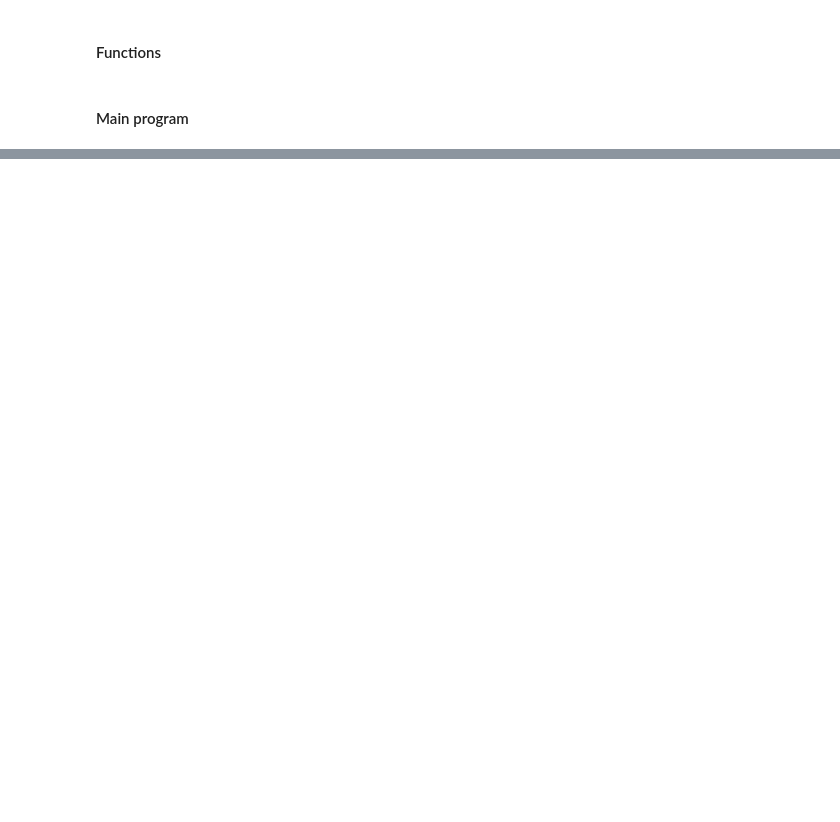
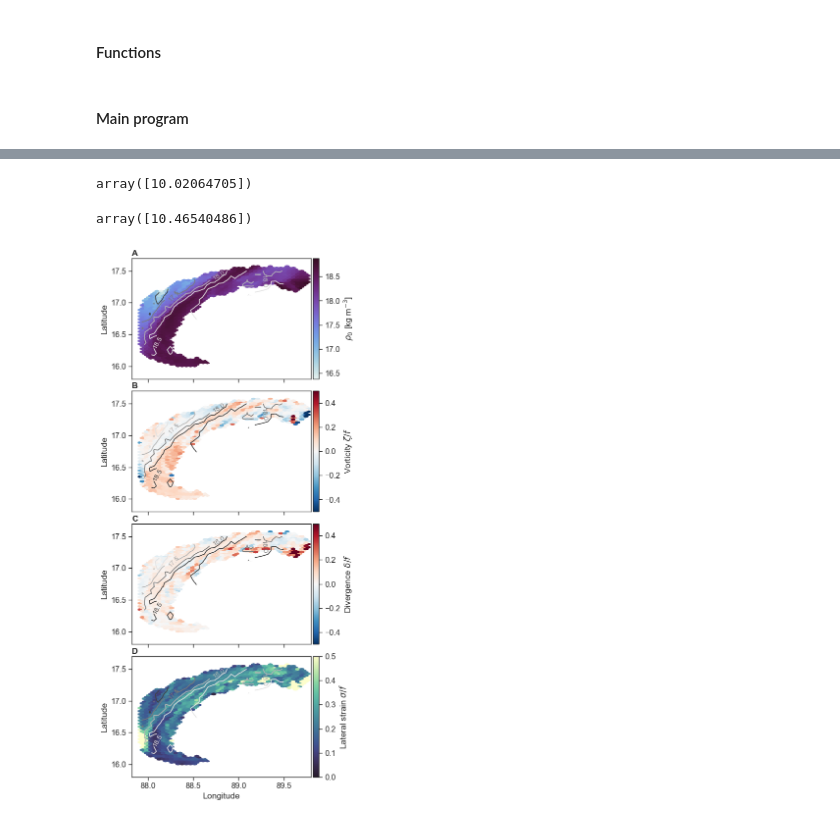
Before and after one commit to sessink/velocity_gradients, a Jupyter notebook: notebooks/maps_histograms.ipynb, the cells around one changed output, grey strips where cells are left out. Saved outputs shown, nothing was run; the diff lists cells and outputs as text; code cells hidden in the pictures; blank space fills up the shorter version.

```diff
--- a/notebooks/maps_histograms.ipynb
+++ b/notebooks/maps_histograms.ipynb
@@ -81,6 +83,6 @@ datm['sigma'] =  (('clusters','time'),gsw.density.rho(datm.sal,datm.sst,0)-1000)
 # %%
-xi = np.linspace(87.75,89.5, 50)
-yi = np.linspace(15.75,17.5, 50)
+xi = np.linspace(87.75,89.5, 40)
+yi = np.linspace(15.75,17.5, 32)
 zsigma = grid_da(xi,yi,'sigma')
 # %%
 fullpage = tuple( np.array([19.0,23.0])/2.54 )
@@ -153,0 +158,67 @@ plt.savefig('../figures/maps_hist.pdf')
+# %%
+gsw.distance([87.75,90],[16,16])/1000/24
+# %% [output]
+array([10.02064705])
+# %%
+gsw.distance([87.75,87.75],[16,17.6])/1000/17
+# %% [output]
+array([10.46540486])
+# %%
+lonr,latr,arr = non_nan('sigma')
+lonv,latv,arv = non_nan('vort')
+lond,latd,ard = non_nan('div')
+lons,lats,ars = non_nan('strain')
+# %%
+f, ax = plt.subplots(4,1, figsize=(5.6,14), sharex=True)
+contour_levels=4
+fmt = '%2.1f'
+color='w'
+
+h = ax[0].hexbin(lonr,latr,arr, cmap=cm.dense, gridsize=(40,32), rasterized=True)
+plt.colorbar(h, ax=ax[0], label=r'$\rho_0$ [kg m$^{-3}$]',pad=0.01)
+CS = ax[0].contour(xi,yi, zsigma,levels=contour_levels, cmap='Greys_r', rasterized=True)
+ax[0].set_ylim(15.8,17.7)
+ax[0].set_xlim(87.82,89.8)
+ax[0].clabel(CS, CS.levels, inline=True,fmt=fmt, fontsize=10)
+patch = patches.Circle((89.1,16.5),radius=0.61, fc=color, zorder=10)
+ax[0].add_patch(patch)
+ax[0].set_ylabel('Latitude')
+
+h = ax[1].hexbin(lonv,latv,arv,vmin=-0.5,vmax=0.5, cmap='RdBu_r', gridsize=(40,32), rasterized=True)
+plt.colorbar(h,ax=ax[1], label=r'Vorticity $\zeta/f$',pad=0.01)
+CS = ax[1].contour(xi,yi, zsigma,levels=contour_levels, cmap='Greys', rasterized=True)
+ax[1].set_ylim(15.8,17.7)
+ax[1].set_xlim(87.82,89.8)
+ax[1].clabel(CS, CS.levels, inline=True,fmt=fmt, fontsize=10)
+patch = patches.Circle((89.1,16.5),radius=0.61, fc=color, zorder=10)
+ax[1].add_patch(patch)
+ax[1].set_ylabel('Latitude')
+
+h = ax[2].hexbin(lond,latd,ard,vmin=-0.5,vmax=0.5, cmap='RdBu_r', gridsize=(40,32), rasterized=True)
+plt.colorbar(h,ax=ax[2], label=r'Divergence $\delta/f$',pad=0.01)
+CS = ax[2].contour(xi,yi, zsigma,levels=contour_levels, cmap='Greys', rasterized=True)
+ax[2].set_ylim(15.8,17.7)
+ax[2].set_xlim(87.82,89.8)
+ax[2].clabel(CS, CS.levels, inline=True,fmt=fmt, fontsize=10)
+patch = patches.Circle((89.1,16.5),radius=0.61, fc=color, zorder=10)
+ax[2].add_patch(patch)
+ax[2].set_ylabel('Latitude')
+
+h = ax[3].hexbin(lons,lats,ars,vmin=0,vmax=0.5, cmap=cm.deep_r, gridsize=(40,32), rasterized=True)
+plt.colorbar(h,ax=ax[3], label=r'Lateral strain $\sigma/f$',pad=0.01)
+CS = ax[3].contour(xi,yi, zsigma,levels=contour_levels, cmap='Greys_r', rasterized=True)
+ax[3].set_ylim(15.8,17.7)
+ax[3].set_xlim(87.82,89.8)
+ax[3].clabel(CS, CS.levels, inline=True,fmt=fmt, fontsize=10)
+patch = patches.Circle((89.1,16.5),radius=0.61, fc=color, zorder=10)
+ax[3].add_patch(patch);
+ax[3].set_xticks([88,88.5,89,89.5])
+ax[3].set_xlabel('Longitude')
+ax[3].set_ylabel('Latitude')
+
+alphabet(ax)
+
+plt.subplots_adjust(hspace=0.1)
+plt.savefig('../figures/kp_maps.pdf')
+# %% [output]
+[figure, added]
```
Also changed, not shown: parts of 5 cells of this notebook, 3 other files.
